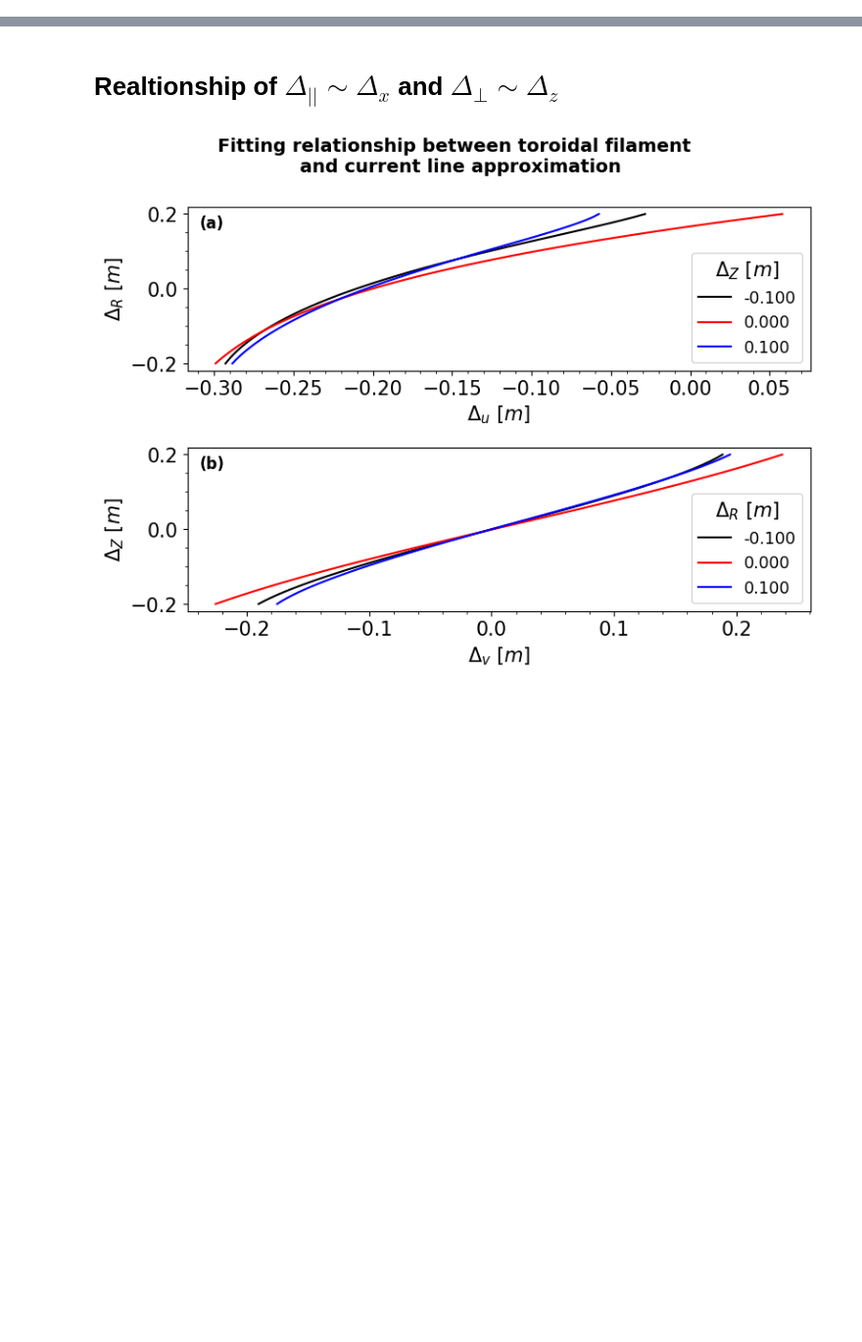
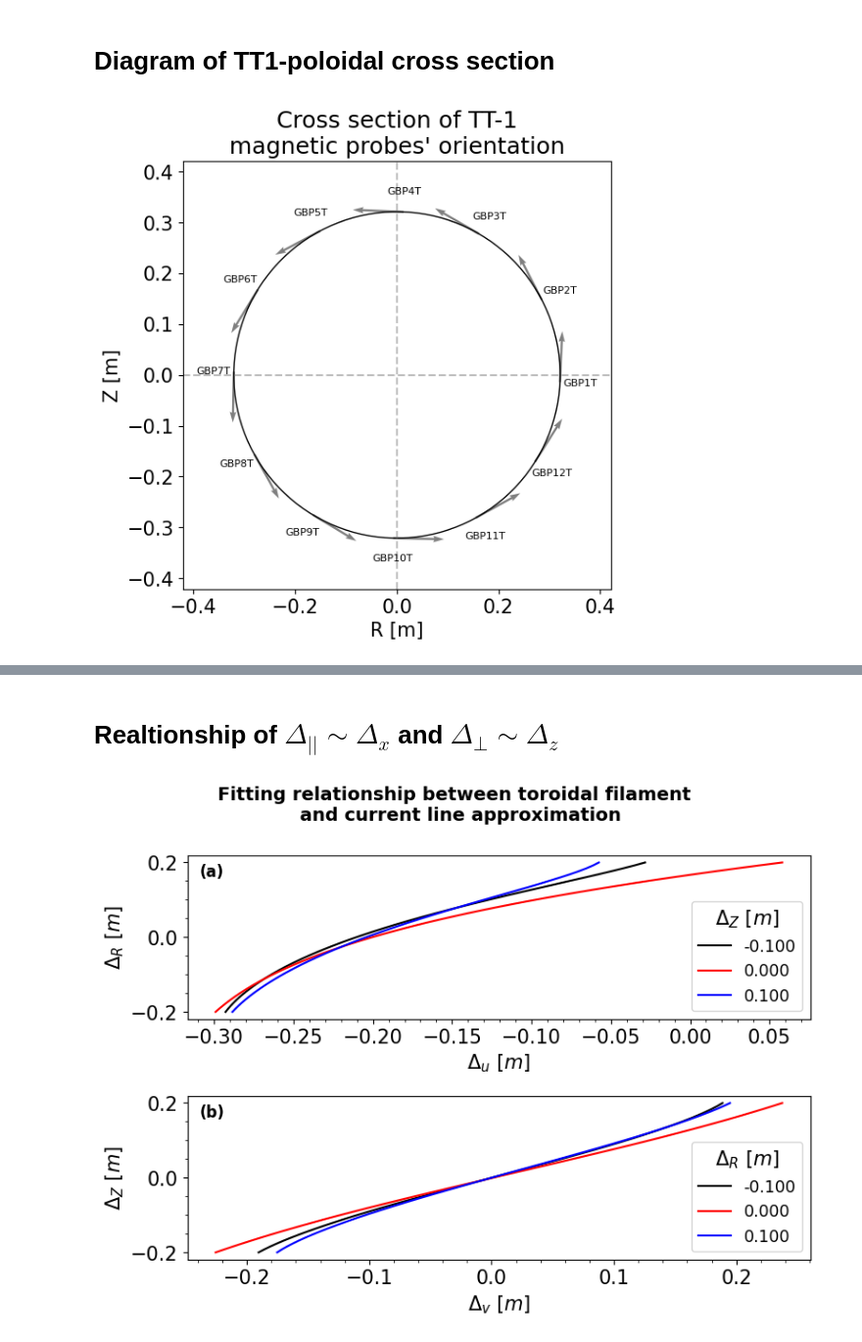
Before and after one commit to P-Attapon/TT1PlasmaColumnPosition, a Jupyter notebook: plotting.ipynb, the cells around one changed output, grey strips where cells are left out. Shown at 98% size. Saved outputs shown, nothing was run; the diff lists cells and outputs as text; code cells hidden in the pictures; blank space fills up the shorter version.

Commit message:
add Cross section plot with magnetic lines

```diff
--- a/plotting.ipynb
+++ b/plotting.ipynb
@@ -32,3 +32,52 @@ plt.rcParams.update({
     "font.size":15
 })
 plt.style.use("seaborn-v0_8-dark-palette")
+# %% [markdown]
+# Diagram of TT1-poloidal cross section
+# %%
+fig, ax = plt.subplots(1, figsize = (8,6))
+
+def draw_probe_with_normal_vector(name:str, radius = R, ax = ax, text_offset = 0.04) -> None:
+    probe_num = int("".join([char for char in name if char.isdigit()]))
+    angle = coil_angle_dict[probe_num]
+
+    probe_position = (radius*np.cos(angle), radius*np.sin(angle))
+
+    #draw probe
+    # ax.scatter(*probe_position, color = colors[0])
+    # if probe_num > 5: text_offset *= -1
+    ax.text((radius + text_offset) * np.cos(angle),
+            (radius + text_offset) * np.sin(angle),
+            name,
+            fontsize=8,
+            ha='center', va='center')
+
+    #draw normal vector
+    vx, vy = -np.sin(angle), np.cos(angle)
+    arrow_len = 0.1
+    ax.quiver(*probe_position, vx*arrow_len, vy*arrow_len, angles = "xy", scale_units='xy', scale=1, color='gray', width=0.005)
+
+# draw probes with normal vector
+for key in coil_angle_dict.keys(): draw_probe_with_normal_vector(f"GBP{key}T")
+
+# draw circle
+circle = Circle((0,0),R,fill = False, color = colors[0])
+ax.add_patch(circle)
+
+#draw center line
+ax.axhline(0, linestyle = "--",color = "gray", alpha = 0.5)
+ax.axvline(0, linestyle = "--",color = "gray", alpha = 0.5)
+
+# set axis
+plot_offset = 0.1
+plot_lim = R+plot_offset
+ax.set_xlim(-plot_lim,plot_lim)
+ax.set_ylim(-plot_lim,plot_lim)
+ax.set_aspect("equal")
+
+ax.set_xlabel("R [m]")
+ax.set_ylabel("Z [m]")
+
+ax.set_title("Cross section of TT-1\nmagnetic probes' orientation");
+# %% [output]
+[figure, added]
```
Also changed, not shown: parts of 1 cell of this notebook.
